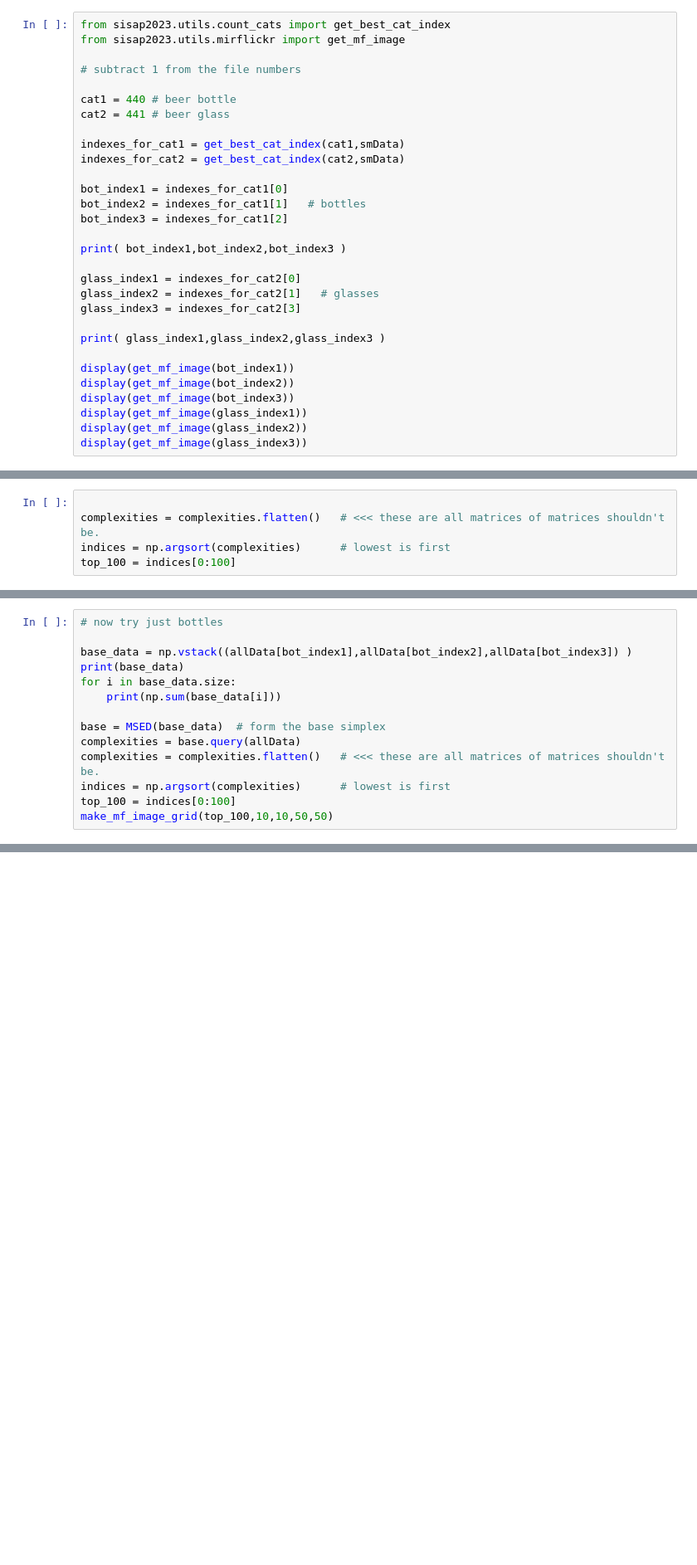
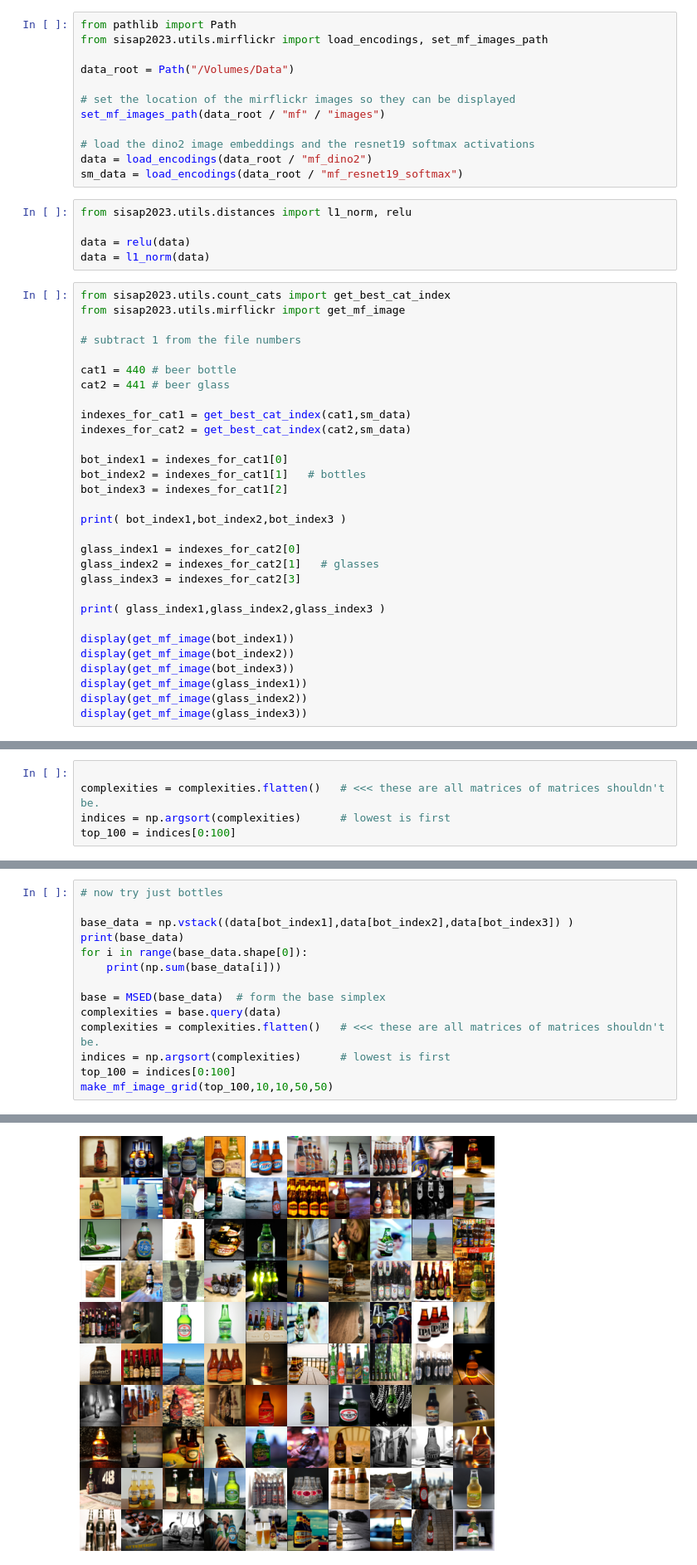
Before and after one commit to MetricSearch/simcoder-pytorch, a Jupyter notebook: notebooks/multiple_subject_bottles_glasses_MSED.ipynb, the cells around one changed output, grey strips where cells are left out. Shown at 83% size. Saved outputs shown, nothing was run; the diff lists cells and outputs as text; blank space fills up the shorter version.

Commit message:
Modify MSED multiple subject query notebooks

```diff
--- a/notebooks/multiple_subject_bottles_glasses_MSED.ipynb
+++ b/notebooks/multiple_subject_bottles_glasses_MSED.ipynb
@@ -20,3 +4,20 @@ allData = l1_norm(allData)
+# %%
+from pathlib import Path
+from sisap2023.utils.mirflickr import load_encodings, set_mf_images_path
+
+data_root = Path("/Volumes/Data")
+
+# set the location of the mirflickr images so they can be displayed
+set_mf_images_path(data_root / "mf" / "images")
+
+# load the dino2 image embeddings and the resnet19 softmax activations
+data = load_encodings(data_root / "mf_dino2")
+sm_data = load_encodings(data_root / "mf_resnet19_softmax")
+# %%
+from sisap2023.utils.distances import l1_norm, relu
+
+data = relu(data)
+data = l1_norm(data)
 # %%
 from sisap2023.utils.count_cats import get_best_cat_index
 from sisap2023.utils.mirflickr import get_mf_image
@@ -26,8 +27,8 @@ from sisap2023.utils.mirflickr import get_mf_image
 cat1 = 440 # beer bottle
 cat2 = 441 # beer glass
 
-indexes_for_cat1 = get_best_cat_index(cat1,smData)
-indexes_for_cat2 = get_best_cat_index(cat2,smData)
+indexes_for_cat1 = get_best_cat_index(cat1,sm_data)
+indexes_for_cat2 = get_best_cat_index(cat2,sm_data)
 
 bot_index1 = indexes_for_cat1[0]
 bot_index2 = indexes_for_cat1[1]   # bottles
@@ -111,13 +110,13 @@ num glass 0.9 in res 26
 # %%
 # now try just bottles
 
-base_data = np.vstack((allData[bot_index1],allData[bot_index2],allData[bot_index3]) )
+base_data = np.vstack((data[bot_index1],data[bot_index2],data[bot_index3]) )
 print(base_data)
-for i in base_data.size:
+for i in range(base_data.shape[0]):
     print(np.sum(base_data[i]))
 
 base = MSED(base_data)  # form the base simplex
-complexities = base.query(allData)
+complexities = base.query(data)
 complexities = complexities.flatten()   # <<< these are all matrices of matrices shouldn't be.
 indices = np.argsort(complexities)      # lowest is first
 top_100 = indices[0:100]
@@ -133,3 +131,4 @@ TypeError: 'int' object is not iterable
+[figure, added]
 # %%
 # now try just glasses
 
```
Also changed, not shown: parts of 6 cells of this notebook, 1 other file.
